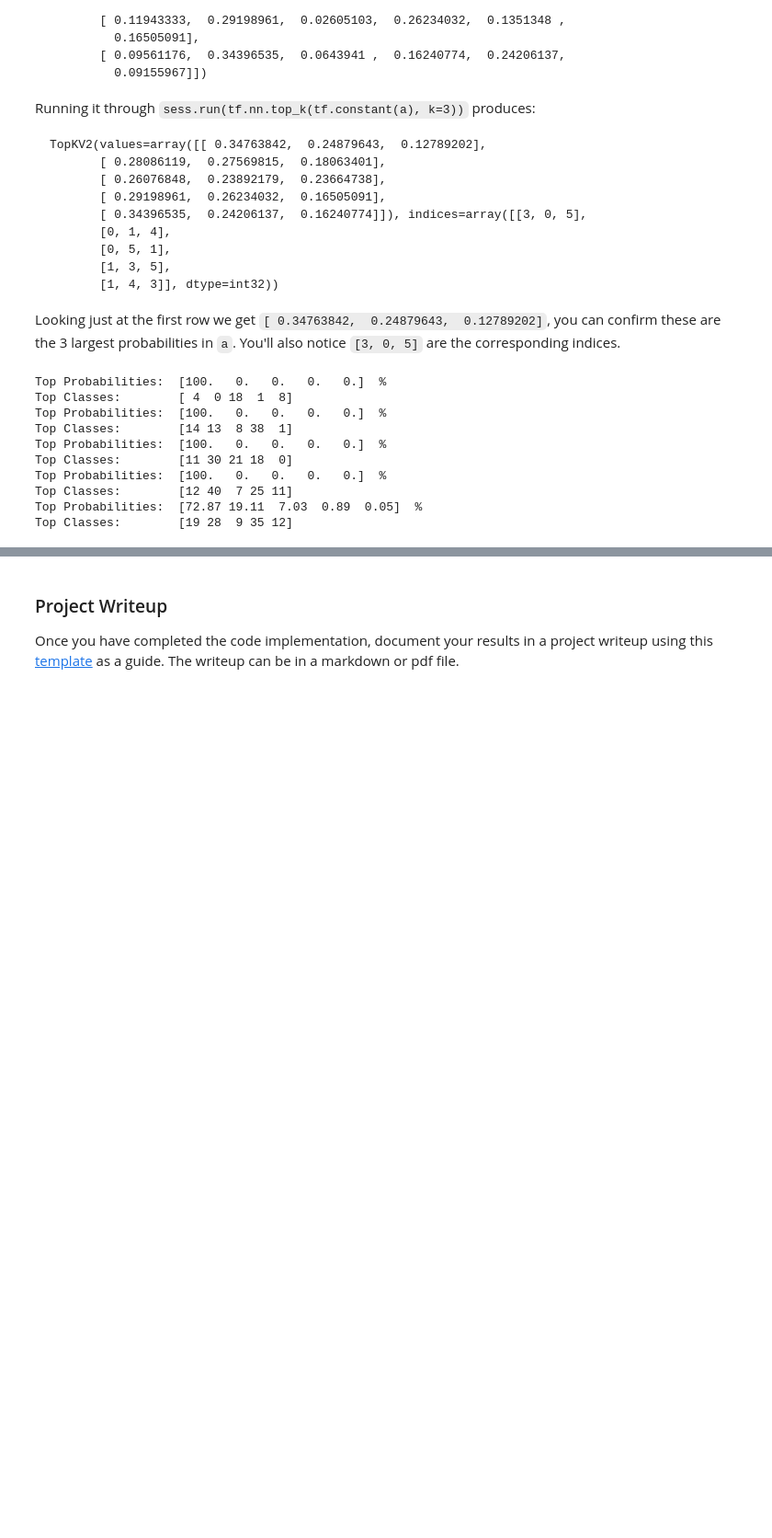
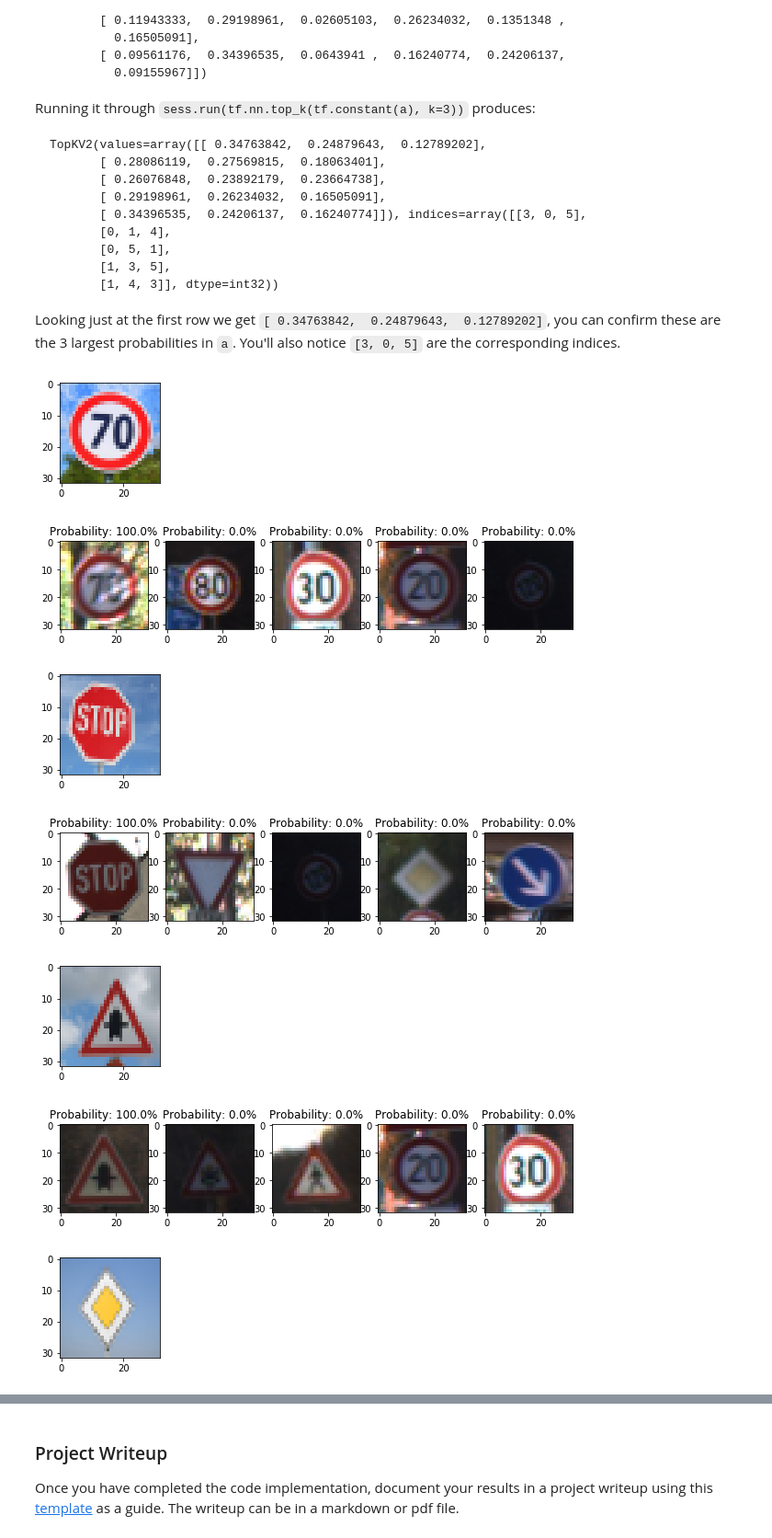
Before and after one commit to DmitriySemenov/SDCE_Project3_Traffic_Sign_Classifier, a Jupyter notebook: Traffic_Sign_Classifier.ipynb, the cells around one changed output, grey strips where cells are left out. Shown at 92% size. Cells and saved outputs as stored; diff of their text form; code cells hidden in the pictures; blank space fills up the shorter version.

```diff
--- a/Traffic_Sign_Classifier.ipynb
+++ b/Traffic_Sign_Classifier.ipynb
@@ -747,22 +756,26 @@ Looking just at the first row we get `[ 0.34763842,  0.24879643,  0.12789202]`,
 # %%
 ### Print out the top five softmax probabilities for the predictions on the German traffic sign images found on the web.
 ### Feel free to use as many code cells as needed.
 
 with tf.Session() as sess:
-    saver.restore(sess, tf.train.latest_checkpoint('.'))
+    saver.restore(sess, "model.ckpt")
     for idx in range(len(images_norm)):
         (top_prob, top_classes) = sess.run(top_five, feed_dict={x: [images_norm[idx]], y: images_y[idx], dropout: 1})
         np.set_printoptions(precision=2, suppress=True)
-        print('Top Probabilities: ',top_prob[0]*100)
-        print('Top Classes:       ',top_classes[0])
+        plt.figure((idx*2), figsize=(2,2))
+        plt.imshow(images_rgb[idx].squeeze())
+        plt.figure((idx+1)*2-1, figsize=(10,10))
+        for cls in range(len(top_classes[0])):
+            sub = plt.subplot(1,5,cls+1)
+            class_indices = np.where(y_test == top_classes[0][cls])
+            class_sample = class_indices[0][0]
+            plt.imshow(X_test[class_sample])
+            sub.set_title('Probability: {:.1f}%'.format(top_prob[0][cls]*100))
 # %% [output]
-Top Probabilities:  [100.   0.   0.   0.   0.]  %
-Top Classes:        [ 4  0 18  1  8]
-Top Probabilities:  [100.   0.   0.   0.   0.]  %
-Top Classes:        [14 13  8 38  1]
-Top Probabilities:  [100.   0.   0.   0.   0.]  %
-Top Classes:        [11 30 21 18  0]
-Top Probabilities:  [100.   0.   0.   0.   0.]  %
-Top Classes:        [12 40  7 25 11]
-Top Probabilities:  [72.87 19.11  7.03  0.89  0.05]  %
-Top Classes:        [19 28  9 35 12]
+[figure, added]
+[figure, added]
+[figure, added]
+[figure, added]
+[figure, added]
+[figure, added]
+[figure, added]
```
Also changed, not shown: parts of 11 cells of this notebook, 2 other files.
